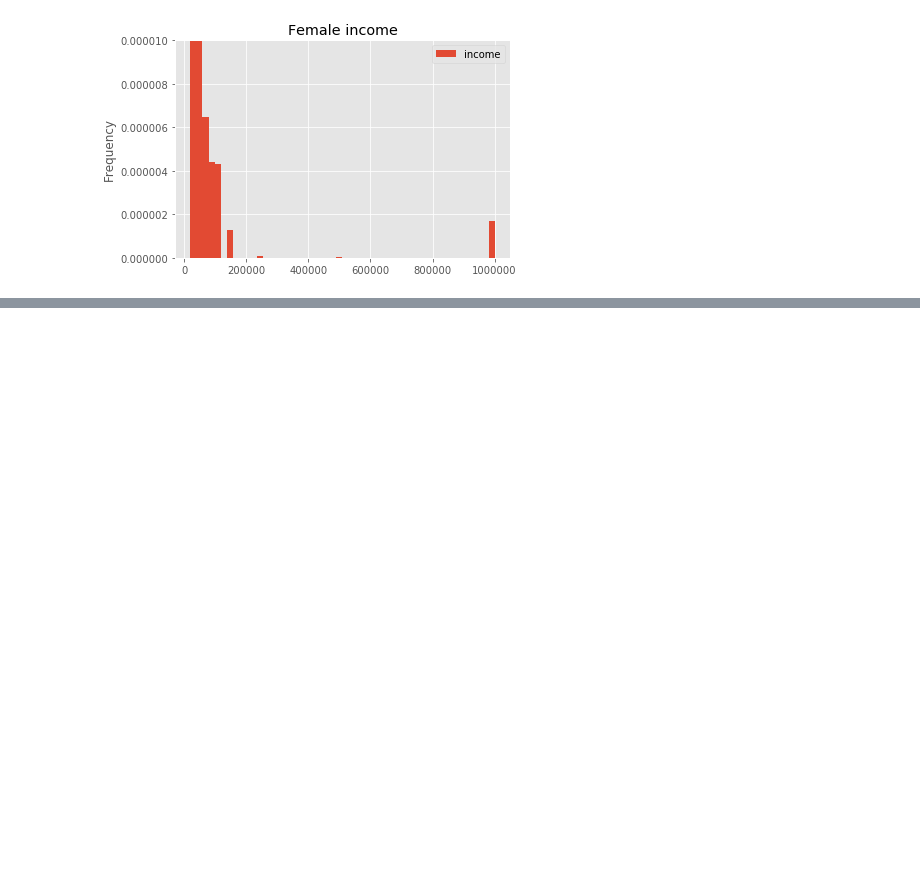
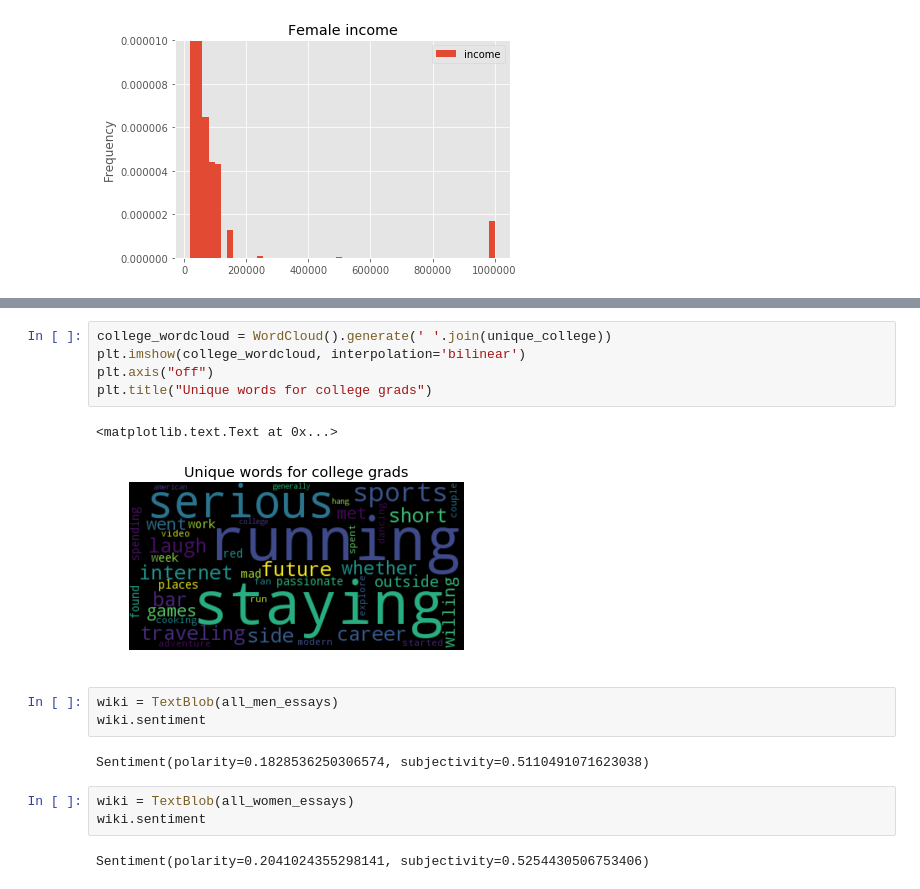
Before and after one commit to erickim5/okcupidanalysis, a Jupyter notebook: OkCupid Analysis Part 3 - Analyzing the Data.ipynb, the cells around one changed output, grey strips where cells are left out. Drawn from its saved outputs; the diff is of its cells as text; blank space fills up the shorter version.

```diff
--- a/OkCupid Analysis Part 3 - Analyzing the Data.ipynb
+++ b/OkCupid Analysis Part 3 - Analyzing the Data.ipynb
@@ -136,0 +316,18 @@ all_essays
+# %%
+college_wordcloud = WordCloud().generate(' '.join(unique_college))
+plt.imshow(college_wordcloud, interpolation='bilinear')
+plt.axis("off")
+plt.title("Unique words for college grads")
+# %% [output]
+<matplotlib.text.Text at 0x...>
+[figure, added]
+# %%
+wiki = TextBlob(all_men_essays)
+wiki.sentiment
+# %% [output]
+Sentiment(polarity=0.1828536250306574, subjectivity=0.5110491071623038)
+# %%
+wiki = TextBlob(all_women_essays)
+wiki.sentiment
+# %% [output]
+Sentiment(polarity=0.2041024355298141, subjectivity=0.5254430506753406)
```
Also changed, not shown: parts of 17 cells of this notebook.
